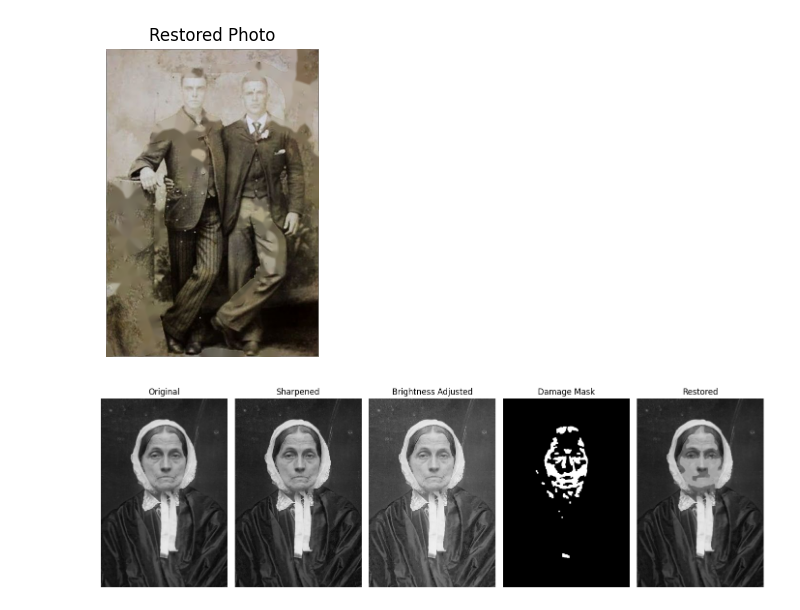
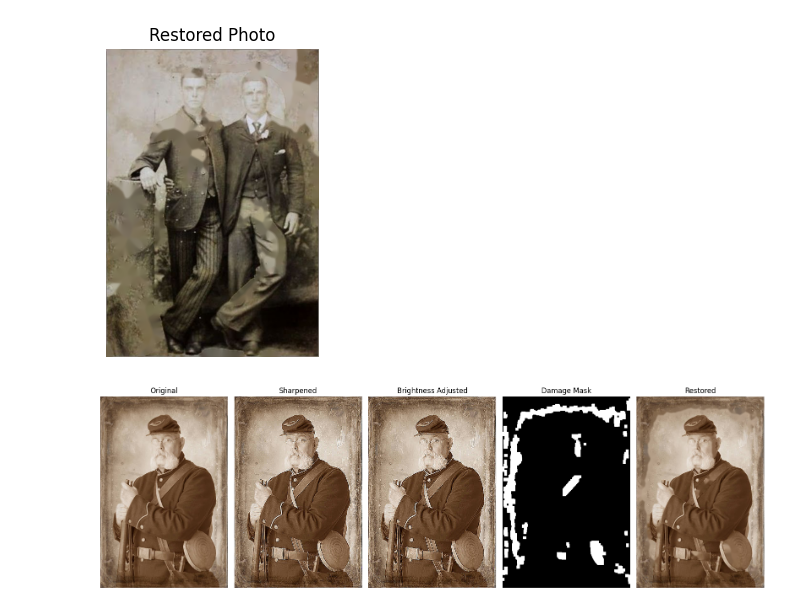
Before and after one commit to Image-Processing-Photo-Restoration/Photo-Restoration, a Jupyter notebook: photo-restore.ipynb, the cells around one changed output. Cells and saved outputs as stored; diff of their text form; code cells hidden in the pictures.

```diff
--- a/photo-restore.ipynb
+++ b/photo-restore.ipynb
@@ -85,7 +85,6 @@ import matplotlib.pyplot as plt
 
 # functions for each processing step
 def sharpen_image(photo):
-    """Apply sharpening kernel."""
     k = np.array([[0, -1, 0],
                   [-1, 5, -1],
                   [0, -1, 0]], dtype=float)
@@ -143,63 +142,62 @@ def colour_correction(photo):
 
     img_ycrcb_corrected = cv2.merge((y_eq, cr_corrected, cb_corrected))
     final_img = cv2.cvtColor(img_ycrcb_corrected, cv2.COLOR_YCrCb2BGR)
 
     return final_img
 
 def denoise_image(photo):
     denoised_img = cv2.fastNlMeansDenoisingColored(photo, None, 5, 5, 7, 21)
     return denoised_img
 
+def features_from_image(photo):
+    gray = cv2.cvtColor(photo, cv2.COLOR_BGR2GRAY)
+
+    edges = cv2.Canny(gray, 80, 160)
+
+    _, th = cv2.threshold(gray, 0, 255, cv2.THRESH_BINARY_INV + cv2.THRESH_OTSU)
+    contours, _ = cv2.findContours(th, cv2.RETR_EXTERNAL, cv2.CHAIN_APPROX_SIMPLE)
+
+    contour_mask = np.zeros_like(gray)
+    for c in contours:
+        if 20 < cv2.arcLength(c, True) < 300:
+            cv2.drawContours(contour_mask, [c], -1, 255, -1)
+
+    combined_mask = cv2.bitwise_or(edges, contour_mask)
+    restored = cv2.inpaint(photo, combined_mask, 3, cv2.INPAINT_TELEA)
+
+    return combined_mask, restored
+
+
 
 def show_results(original, sharp, brightened, damage_mask, restored):
-    """This function displays five images in one figure using matplotlib."""
-    plt.figure(figsize=(14, 8))
+    plt.figure(figsize=(16, 5))
 
-    plt.subplot(1, 5, 1)
-    plt.imshow(cv2.cvtColor(original, cv2.COLOR_BGR2RGB))
-    plt.title("Original")
-    plt.axis('off')
+    titles = ["Original", "Sharpened", "Brightness Adjusted", "Damage Mask", "Restored"]
+    images = [original, sharp, brightened, damage_mask, restored]
 
-    plt.subplot(1, 5, 2)
-    plt.imshow(cv2.cvtColor(sharp, cv2.COLOR_BGR2RGB))
-    plt.title("Sharpened")
-    plt.axis('off')
+    for i, (img, title) in enumerate(zip(images, titles), 1):
+        plt.subplot(1, 5, i)
 
-    plt.subplot(1, 5, 3)
-    plt.imshow(cv2.cvtColor(brightened, cv2.COLOR_BGR2RGB))
-    plt.title("Brightness Adjusted")
-    plt.axis('off')
+        if len(img.shape) == 2:
+            plt.imshow(img, cmap='gray')
+        else:
+            plt.imshow(cv2.cvtColor(img, cv2.COLOR_BGR2RGB))
 
-    plt.subplot(1, 5, 4)
-    plt.imshow(damage_mask, cmap='gray')
-    plt.title("Damage Mask")
-    plt.axis('off')
-
-    plt.subplot(1, 5, 5)
-    plt.imshow(cv2.cvtColor(restored, cv2.COLOR_BGR2RGB))
-    plt.title("Restored")
-    plt.axis('off')
+        plt.title(title)
+        plt.axis('off')
 
     plt.tight_layout()
     plt.show()
 
 
-def show_image(title, img_bgr):
-    img_rgb = cv2.cvtColor(img_bgr, cv2.COLOR_BGR2RGB)
-    plt.figure(figsize=(6, 4))
-    plt.title(title)
-    plt.imshow(img_rgb)
-    plt.axis('off')
-    plt.show()
-
 
 # main processing pipeline
-photo = cv2.imread('sample-photos/old_photo_01.jpg')
+photo = cv2.imread('sample-photos/old_photo_18.jpg')
 
 sharp = sharpen_image(photo)
 brightened = adjust_brightness(sharp)
 damage_mask, restored = masking(photo)
 
 show_results(photo, sharp, brightened, damage_mask, restored)
 # %% [output]
-[figure, old version]
+[figure, new version]
```
